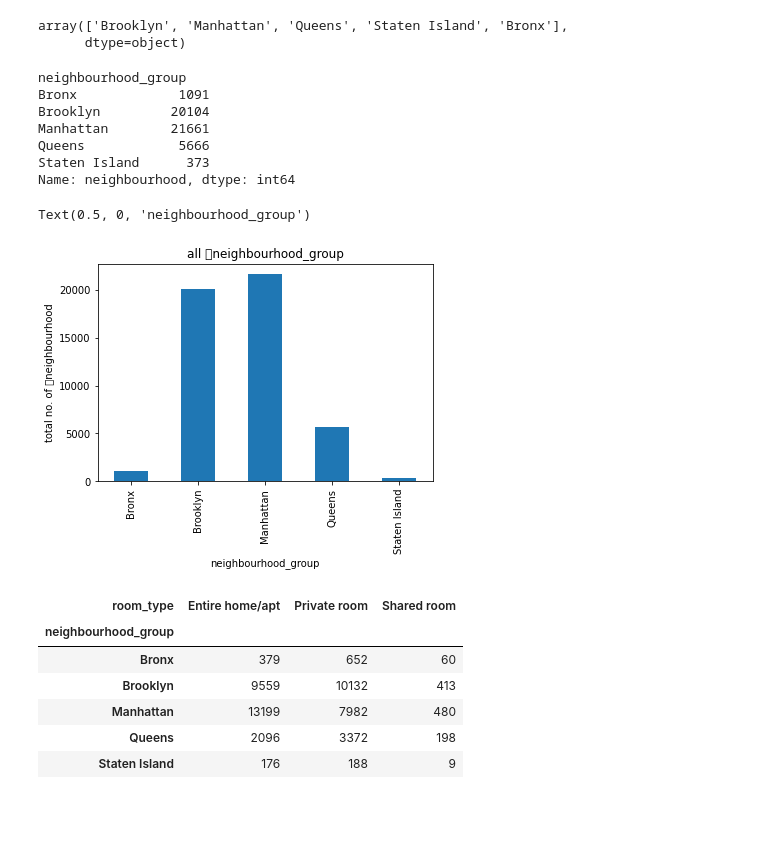
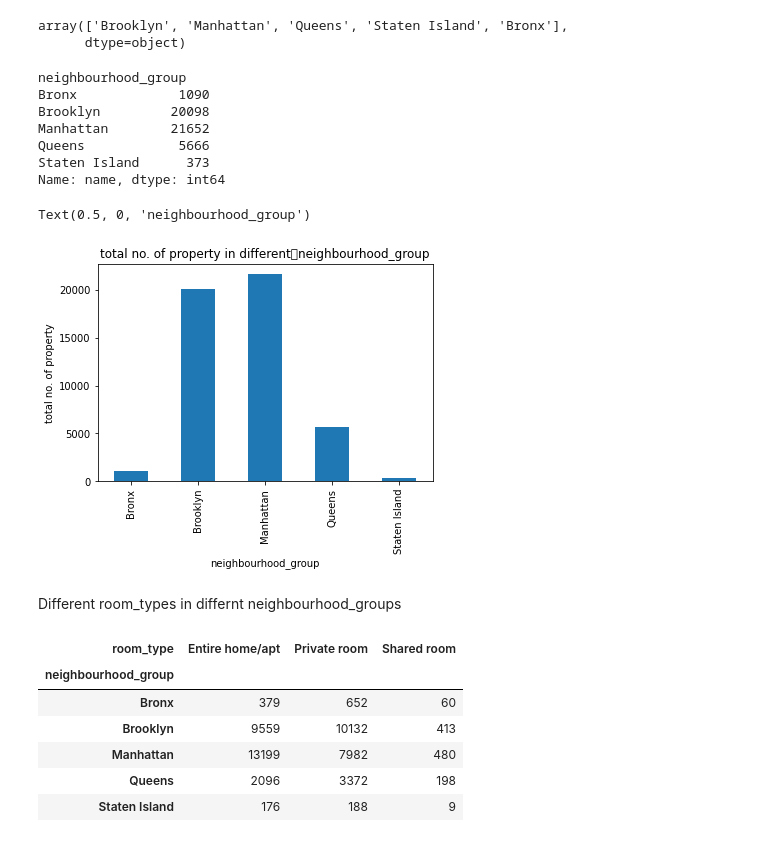
Before and after one commit to madhusudanmahapatra1/Airbnb_booking_data_analysis-, a Jupyter notebook: Untitled8.ipynb, the cells around one changed output. Saved outputs shown, nothing was run; the diff lists cells and outputs as text; code cells hidden in the pictures; blank space fills up the shorter version.

```diff
--- a/Untitled8.ipynb
+++ b/Untitled8.ipynb
@@ -31,0 +101,2 @@ df1
+# %%
+df["name"].fillna("unknown",inplace=True)
@@ -31,0 +130,2 @@ df1
+# %%
+df["host_name"]==df["host_name"].fillna(df["host_id"].value_counts().index[0],inplace=True)
@@ -86,14 +201,14 @@ a
 array(['Brooklyn', 'Manhattan', 'Queens', 'Staten Island', 'Bronx'],
       dtype=object)
 # %%
-ac=df.groupby("neighbourhood_group")['neighbourhood'].count()
+ac=df.groupby("neighbourhood_group")["name"].count()
 # %%
 ac
 # %% [output]
 neighbourhood_group
-Bronx             1091
-Brooklyn         20104
-Manhattan        21661
+Bronx             1090
+Brooklyn         20098
+Manhattan        21652
 Queens            5666
 Staten Island      373
-Name: neighbourhood, dtype: int64
+Name: name, dtype: int64
@@ -103,11 +215,13 @@ import matplotlib.pyplot as plt
 # %%
 ac.plot(kind='bar')
-plt.title("all 	neighbourhood_group")
-plt.ylabel("total no. of 	neighbourhood")
+plt.title("total no. of property in different	neighbourhood_group")
+plt.ylabel("total no. of property")
 plt.xlabel("neighbourhood_group")
 # %% [output]
 Text(0.5, 0, 'neighbourhood_group')
-[figure, old version]
+[figure, new version]
+# %% [markdown]
+Different room_types in differnt neighbourhood_groups
 # %%
 Shared=df.groupby(["neighbourhood_group","room_type"])["room_type"].count().unstack("room_type")
 Shared
```
Also changed, not shown: parts of 26 cells of this notebook.
